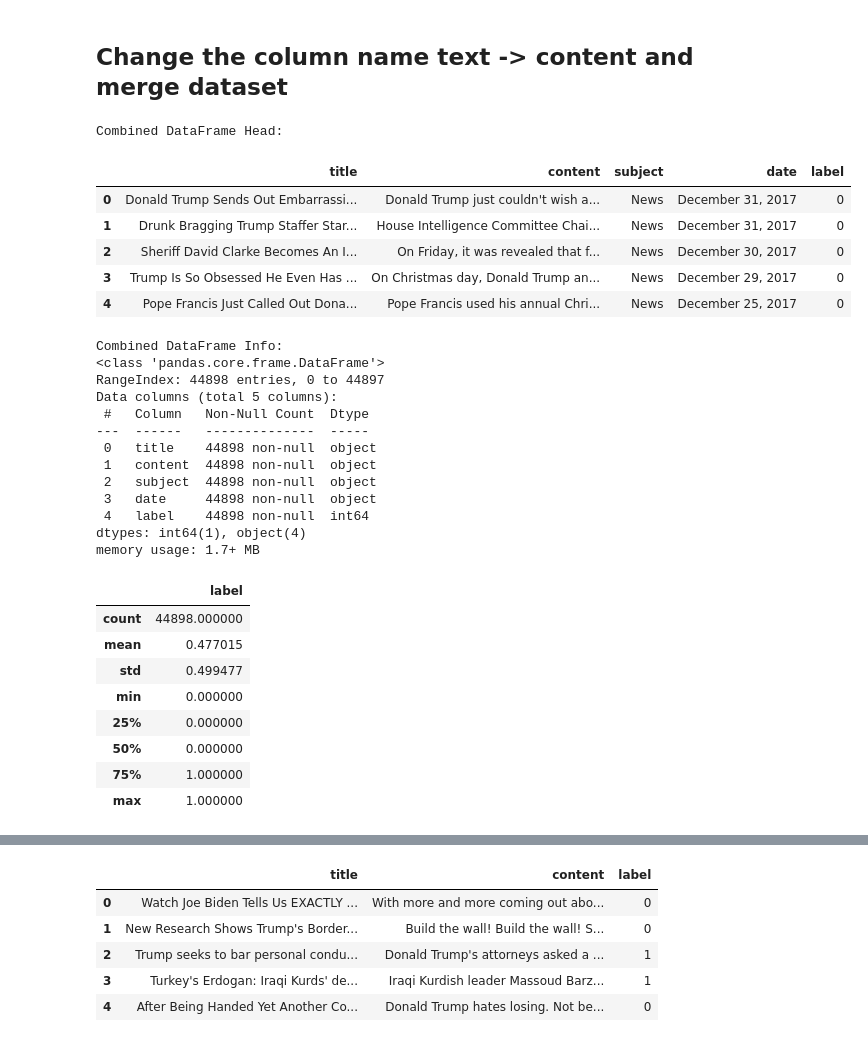
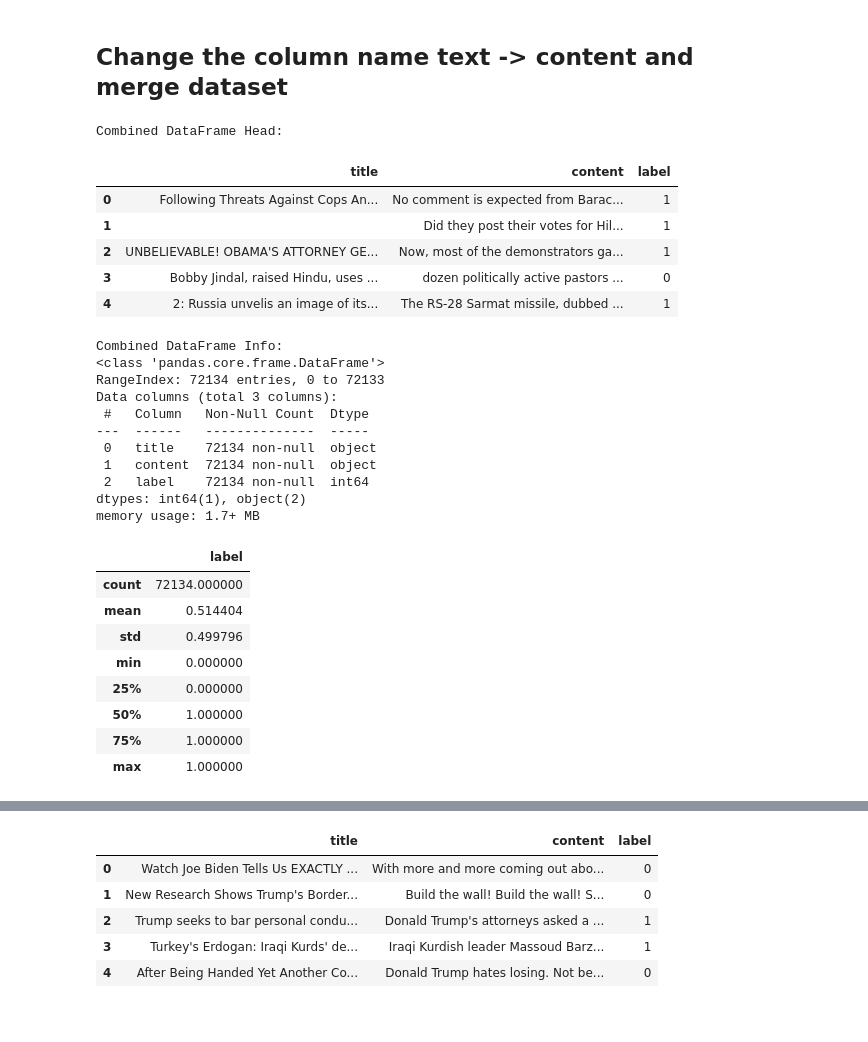
Before and after one commit to ashok-bisht/Context-Aware_Misinformation_Detection_ML_and_Gen_AI, a Jupyter notebook: notebooks/1.0-eda-data-cleaning_big_dataset.ipynb, the cells around one changed output, grey strips where cells are left out. Drawn from its saved outputs; the diff is of its cells as text; code cells hidden in the pictures.

Commit message:
Intial draft after choosing the big data set.

```diff
--- a/notebooks/1.0-eda-data-cleaning_big_dataset.ipynb
+++ b/notebooks/1.0-eda-data-cleaning_big_dataset.ipynb
@@ -40,6 +40,8 @@ input_file_true = os.path.join(input_folder_path, "True.csv")
 input_file_fake = os.path.join(input_folder_path, "Fake.csv")
 input_temp_true = os.path.join(temp_folder_path, "True_Pub_Cleaned.csv")
 input_temp_fake = os.path.join(temp_folder_path, "Fake_Pub_Cleaned.csv")
+input_file_combined = os.path.join(input_folder_path, "WELFake_Dataset.csv")
+iput_temp_combined = os.path.join(temp_folder_path, "WELFake_Dataset_Cleaned.csv")
 # %% [markdown]
 ## clean datasets by removing the publisher info
 # %%
@@ -167,54 +147,44 @@ except Exception as e:
 # %%
 import numpy as np # linear algebra
 import os
 import matplotlib.pyplot as plt
 import seaborn as sns
 import pandas as pd
 
-# Add a 'label' column (0 for fake, 1 for true)
-df_fake['label'] = 0
-df_true['label'] = 1
-
 # Rename 'text' column to 'content' for consistency
-df_fake.rename(columns={'text': 'content'}, inplace=True)
-df_true.rename(columns={'text': 'content'}, inplace=True)
-
-# Concatenate the dataframes
-df_combined = pd.concat([df_fake, df_true], ignore_index=True)
+df_combined.rename(columns={'text': 'content'}, inplace=True)
 
 # Display the first few rows and info of the combined dataframe
 print("Combined DataFrame Head:")
 display(df_combined.head())
 print("\nCombined DataFrame Info:")
 df_combined.info()
 df_combined.describe()
 # %% [output]
 Combined DataFrame Head:
-|  | title | content | subject | date | label |
-| 0 | Donald Trump Sends Out Embarrassi... | Donald Trump just couldn't wish a... | News | December 31, 2017 | 0 |
-| 1 | Drunk Bragging Trump Staffer Star... | House Intelligence Committee Chai... | News | December 31, 2017 | 0 |
-| 2 | Sheriff David Clarke Becomes An I... | On Friday, it was revealed that f... | News | December 30, 2017 | 0 |
-| 3 | Trump Is So Obsessed He Even Has ... | On Christmas day, Donald Trump an... | News | December 29, 2017 | 0 |
-| 4 | Pope Francis Just Called Out Dona... | Pope Francis used his annual Chri... | News | December 25, 2017 | 0 |
+|  | title | content | label |
+| 0 | Following Threats Against Cops An... | No comment is expected from Barac... | 1 |
+| 1 |  | Did they post their votes for Hil... | 1 |
+| 2 | UNBELIEVABLE! OBAMA'S ATTORNEY GE... | Now, most of the demonstrators ga... | 1 |
+| 3 | Bobby Jindal, raised Hindu, uses ... | dozen politically active pastors ... | 0 |
+| 4 | 2: Russia unvelis an image of its... | The RS-28 Sarmat missile, dubbed ... | 1 |
 Combined DataFrame Info:
 <class 'pandas.core.frame.DataFrame'>
-RangeIndex: 44898 entries, 0 to 44897
-Data columns (total 5 columns):
+RangeIndex: 72134 entries, 0 to 72133
+Data columns (total 3 columns):
  #   Column   Non-Null Count  Dtype
 ---  ------   --------------  -----
- 0   title    44898 non-null  object
- 1   content  44898 non-null  object
- 2   subject  44898 non-null  object
- 3   date     44898 non-null  object
- 4   label    44898 non-null  int64
-dtypes: int64(1), object(4)
+ 0   title    72134 non-null  object
+ 1   content  72134 non-null  object
+ 2   label    72134 non-null  int64
+dtypes: int64(1), object(2)
 memory usage: 1.7+ MB
 |  | label |
-| count | 44898.000000 |
-| mean | 0.477015 |
-| std | 0.499477 |
+| count | 72134.000000 |
+| mean | 0.514404 |
+| std | 0.499796 |
 | min | 0.000000 |
 | 25% | 0.000000 |
-| 50% | 0.000000 |
+| 50% | 1.000000 |
 | 75% | 1.000000 |
 | max | 1.000000 |
```
Also changed, not shown: parts of 5 cells of this notebook.
